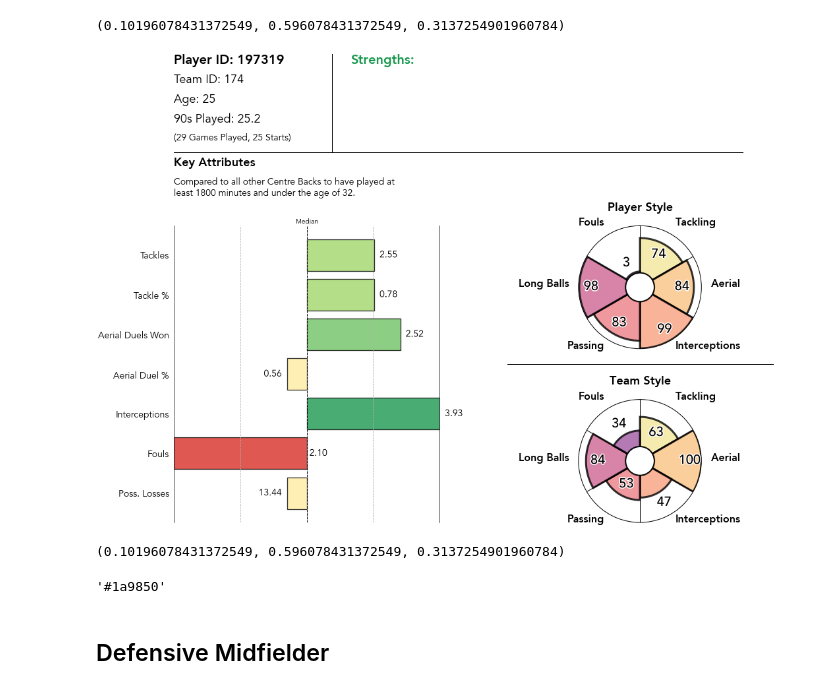
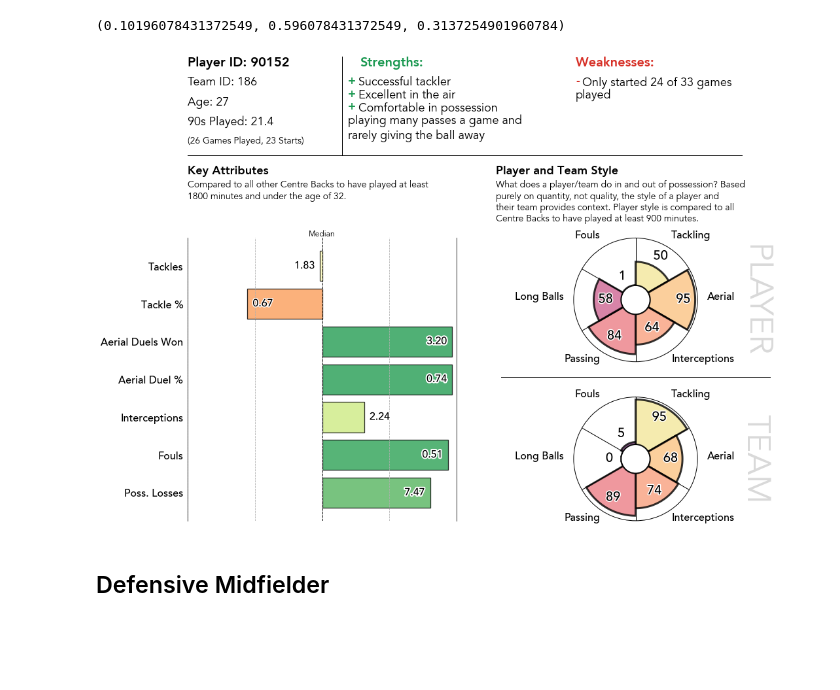
Before and after one commit to JPManuel/data_analyst_task, a Jupyter notebook: player_shortlists.ipynb, the cells around one changed output. Cells and saved outputs as stored; diff of their text form; code cells hidden in the pictures; blank space fills up the shorter version.

```diff
--- a/player_shortlists.ipynb
+++ b/player_shortlists.ipynb
@@ -474,13 +435,19 @@ Perform PCA on each group. I will use the percentile ranks as the value for each
 # %%
 def get_df_style(df,attrs=[shot_attr,pass_attr,drib_attr,cross_attr,creat_attr],
                  styles=['shot','pass','drib','cross','creat'],nineties=10,exclude_pos=['Goalkeeper','Defender'],
-                team=False):
+                team=False,special_pos=False):
 
     if team is False:
         # Flatten attrs list for get_df_pos
         style_attr = [j for i in attrs for j in i]
         # Get the DataFrames for the given attributes, nineties and positions
         df_pos_p90,df_pos_p90_per = get_df_pos(df,style_attr,nineties=nineties,exclude_pos=exclude_pos)
+
+        if special_pos == 'Centre Back':
+            df_pos_p90 = pd.merge(df_pos_p90,df_fbcb_pca['fb'],how='left',left_index=True,right_index=True)
+            df_pos_p90_per = pd.merge(df_pos_p90_per,df_fbcb_pca['fb'],how='left',left_index=True,right_index=True)
+            df_pos_p90 = df_pos_p90[df_pos_p90['fb'] <= 0].copy()
+            df_pos_p90_per = df_pos_p90_per[df_pos_p90_per['fb'] <= 0].copy()
 
         # Create the style DataFrame
         df_style = pd.DataFrame(index=df_pos_p90_per.index)
@@ -491,6 +458,9 @@ def get_df_style(df,attrs=[shot_attr,pass_attr,drib_attr,cross_attr,creat_attr],
                 df_style[styles[i]] = pca.fit_transform(X)
             else:
                 df_style[styles[i]] = df_pos_p90_per[group].to_numpy()
+
+        if 'foul' in styles:
+            df_style['foul'] = 100 - df_style['foul']
 
         df_style = df_style.apply(lambda x: change_range(x,(x.min(),x.max()),(0,1)))
     else:
@@ -989,6 +805,9 @@ style_attr_cb = [tackle_attr,aerial_attr,inter_attr,pass_attr,long_attr,foul_att
 # %%
 df_style_cb = get_df_style(df_adj,style_attr_cb,styles=['tackle','aerial','inter','pass','long','foul'],
              exclude_pos=['Goalkeeper','Midfielder','Forward'])
+# %%
+df_style_cb = get_df_style(df_adj,style_attr_cb,styles=['tackle','aerial','inter','pass','long','foul'],
+             exclude_pos=['Goalkeeper','Midfielder','Forward'],special_pos='Centre Back')
 # %%
 df_style_team = get_df_style(df_adj,style_attr_cb,styles=['tackle','aerial','inter','pass','long','foul'],
              exclude_pos=['Goalkeeper','Midfielder','Forward'],team=True)
@@ -999,3 +814,5 @@ from highlight_text.htext import htext
+# %%
+cb_shortlist = [88580,146941,90152]
 # %%
 test = plt.get_cmap('Set2')
 # %%
@@ -1024,7 +841,7 @@ RdYlGn_9.mpl_colors[-1]
 # %% [output]
 (0.10196078431372549, 0.596078431372549, 0.3137254901960784)
 # %%
-pid = 197319
+pid = cb_shortlist[2]
 tid = df[df['player_id'] == pid]['team_id'].iloc[0]
 b_cmap = RdYlGn_9.mpl_colormap
 style_colors = Sunset_7.mpl_colors
@@ -1044,53 +861,64 @@ ax_head.add_line(line)
 ax_gap = fig.add_subplot(gs[2, 1])
 ax_gap.axis('off')
 line = lines.Line2D([0.1,0.9], [0.5,0.5], lw=1.,color='k',clip_on=False,transform=ax_gap.transAxes)
 ax_gap.add_line(line)
 
 tfrm = ax_head.transAxes
+# Heading info
 ax_head.set_xlim(0,1)
 ax_head.set_ylim(0,1)
 ax_head.text(0.,1,f"Player ID: {pid}",transform=tfrm,size=20,weight='bold',ha='left',va='top')
 ax_head.text(0.,0.8,f"Team ID: {tid}",transform=tfrm,size=18,weight='normal',ha='left',va='top')
 ax_head.text(0,0.6,"Age: {}".format(df_players.loc[pid,'age']),transform=tfrm,size=18,weight='normal',ha='left',va='top')
 ax_head.text(0,0.4,"90s Played: {:.1f}".format(df_players.loc[pid,'90s']),transform=tfrm,size=18,weight='normal',ha='left',va='top')
 ax_head.text(0,0.2,f"({df_players.loc[pid,'gp']} Games Played, {df_players.loc[pid,'games_started']} Starts)",transform=tfrm,size=14,weight='normal',ha='left',va='top')
-"""ax_head.text(0.45,1.,"Age: {}".format(df_players.loc[pid,'age']),transform=tfrm,size=16,weight='normal',ha='right',va='top')
-ax_head.text(0.45,0.8,"90s Played: {:.1f}".format(df_players.loc[pid,'90s']),transform=tfrm,size=16,weight='normal',ha='right',va='top')
-ax_head.text(0.45,0.7,f"{df_players.loc[pid,'gp']} Games Played, {df_players.loc[pid,'games_started']} Starts",transform=tfrm,size=12,weight='normal',ha='right',va='top')
-"""
+
+#Strengths and Weaknesses
 line = lines.Line2D([0.25,0.25], [0.,1.], lw=1.,color='k',clip_on=False,transform=tfrm)
 ax_head.add_line(line)
-#ax_head.text(0.,1,"Strengths",transform=tfrm,size=20,weight='bold',ha='left',va='top')
 htext(s='<Strengths:>',x=0.28,y=1,highlight_colors = [mpl.colors.to_hex(RdYlGn_9.mpl_colors[-1])],highlight_weights=['bold'],ha='left',va='top',size=20,ax=ax_head)#,path_effects=[patheffects.withStroke(linewidth=0.1,foreground="k")])
-#'#17b978'
+t = "<+> Successful tackler\n<+> Excellent in the air\n<+> Comfortable in possession playing many passes a game and rarely giving the ball away"
+t = '\n'.join([fill(line,35) for line in t.splitlines() if line.strip() != ''])
+htext(s=t,x=0.26,y=0.8,highlight_colors = [mpl.colors.to_hex(RdYlGn_9.mpl_colors[-1])],highlight_weights=['bold'],ha='left',va='top',size=18,ax=ax_head)
+htext(s='<Weaknesses:>',x=0.63,y=1,highlight_colors = [mpl.colors.to_hex(RdYlGn_9.mpl_colors[0])],highlight_weights=['bold'],ha='left',va='top',size=20,ax=ax_head)
+t = "<-> Only started 24 of 33 games played"
+t = '\n'.join([fill(line,35) for line in t.splitlines() if line.strip() != ''])
+htext(s=t,x=0.63,y=0.8,highlight_colors = [mpl.colors.to_hex(RdYlGn_9.mpl_colors[0])],highlight_weights=['bold'],ha='left',va='top',size=18,ax=ax_head)
 
+# Plot headings
+ax_head.text(0,-0.1,"Key Attributes",transform=tfrm,size=18,weight='bold',ha='left',va='top')
+t = 'Compared to all other Centre Backs to have played at least 1800 minutes and under the age of 32.'
+ax_head.text(0.,-0.25,fill(t,60),transform=tfrm,size=14,ha='left',va='top')
+ax_head.text(0.5,-0.1,"Player and Team Style",transform=tfrm,size=18,weight='bold',ha='left',va='top')
+t = "What does a player/team do in and out of possession? Based purely on quantity, not quality, the style of a player and their team provides context. Player style is compared to all Centre Backs to have played at least 900 minutes."
+ax_head.text(0.5,-0.25,fill(t,60),transform=tfrm,size=14,ha='left',va='top')
+
+
+tfrm = ax1.transAxes
 attr_labels = ['Tackles','Tackle %','Aerial Duels Won','Aerial Duel %','Interceptions','Fouls','Poss. Losses']
 ax1 = plot_bars(df_players,df_pos_p90,df_pos_p90_per,cb_attr_plot,pid,attr_labels=attr_labels,annotations=False,ax=ax1,
                bar_cmap=b_cmap)
-ax1.annotate('Key Attributes',(0.,1.2),xycoords='axes fraction',annotation_clip=False,fontsize=18,fontweight='bold')
-t = 'Compared to all other Centre Backs to have played at least 1800 minutes and under the age of 32.'
-ax1.text(0.,1.1,fill(t,55),transform=ax1.transAxes,fontsize=14)
+#ax1.annotate('Key Attributes',(0.,1.2),xycoords='axes fraction',annotation_clip=False,fontsize=18,fontweight='bold')
+#t = 'Compared to all other Centre Backs to have played at least 1800 minutes and under the age of 32.'
+#ax1.text(0.,1.1,fill(t,55),transform=ax1.transAxes,fontsize=14)
+#ax1.text(1,0.5,'test',transform=tfrm,size=18)
 
+tfrm = ax2.transAxes
 labels = ['Tackling','Aerial','Interceptions','Passing','Long Balls','Fouls']
 ax2 = plot_style(df_style_cb,pid,labels=labels,ax=ax2,colors=style_colors)
-ax2.text(0.5,1.1,"Player Style",transform=ax2.transAxes,fontsize=18,fontweight='bold',ha='center',va='bottom')
+#ax2.text(0.5,1.2,"Player Style",transform=tfrm,size=18,weight='bold',ha='center',va='bottom')
+ax2.text(1.6,0.5,"PLAYER",transform=tfrm,rotation=-90,size=50,c='0.5',alpha=0.3,ha='right',va='center')
 
+tfrm = ax3.transAxes
 ax3 = plot_style(df_style_team,tid,labels=labels,ax=ax3,colors=style_colors)
-ax3.text(0.5,1.1,"Team Style",transform=ax3.transAxes,fontsize=18,fontweight='bold',ha='center',va='bottom')
+#ax3.text(0.5,1.2,"Team Style",transform=tfrm,size=18,weight='bold',ha='center',va='bottom')
+ax3.text(1.6,0.5,"TEAM",transform=tfrm,rotation=-90,size=50,c='0.5',alpha=0.3,ha='right',va='center')
 
 #plt.tight_layout()
 #fig.savefig("test.png")
 plt.show()
 # %% [output]
-[figure, old version]
+[figure, new version]
-# %%
-RdYlGn_9.mpl_colors[-1]
-# %% [output]
-(0.10196078431372549, 0.596078431372549, 0.3137254901960784)
-# %%
-mpl.colors.to_hex(RdYlGn_9.mpl_colors[-1])
-# %% [output]
-'#1a9850'
 # %% [markdown]
 ## Defensive Midfielder
 # %%
```
Also changed, not shown: parts of 60 cells of this notebook.
